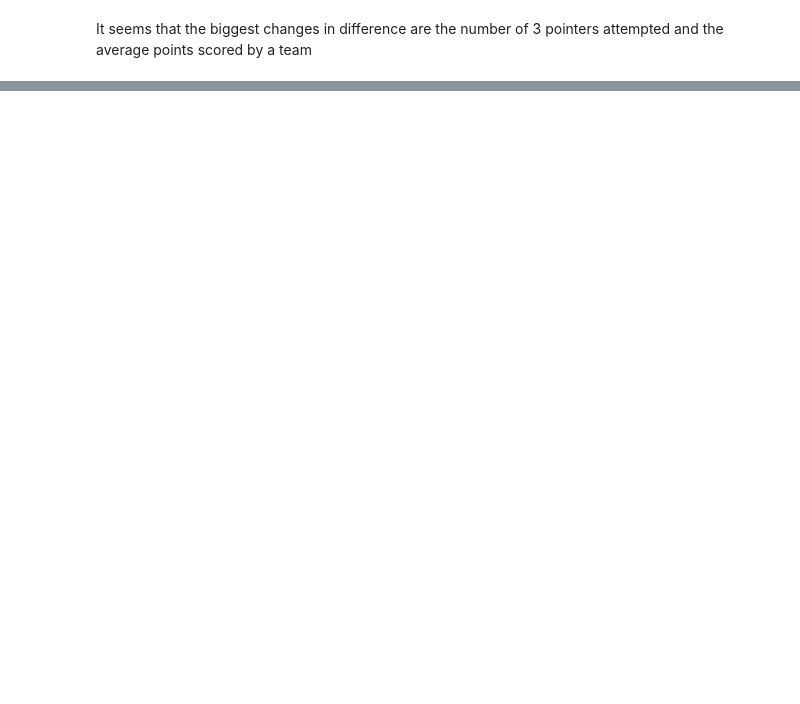
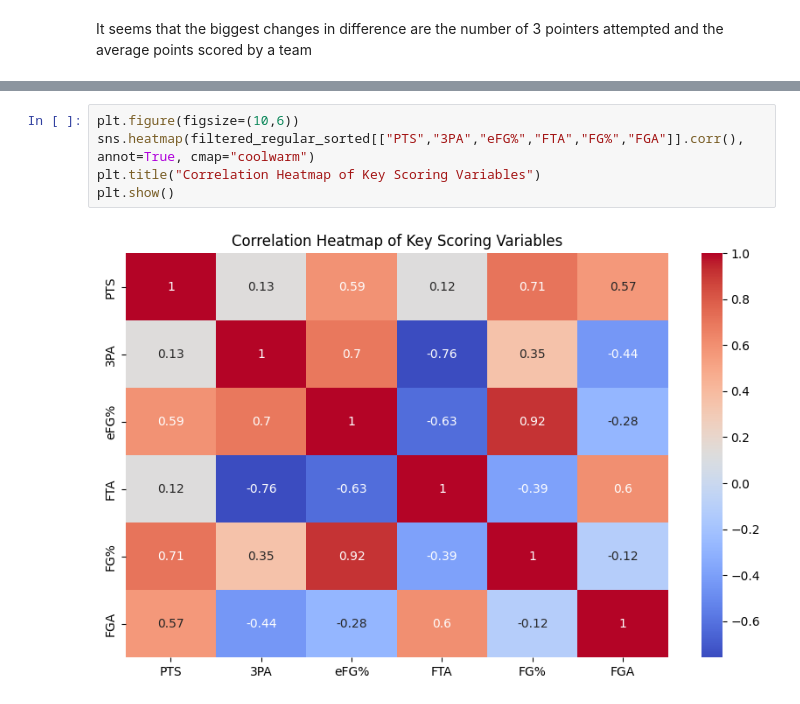
Before and after one commit to AidenLai2305/How-Have-NBA-Trends-Changed-Overtime, a Jupyter notebook: notebook.ipynb, the cells around one changed output, grey strips where cells are left out. Drawn from its saved outputs; the diff is of its cells as text; blank space fills up the shorter version.

```diff
--- a/notebook.ipynb
+++ b/notebook.ipynb
@@ -229,0 +272,7 @@ plt.show()
+# %%
+plt.figure(figsize=(10,6))
+sns.heatmap(filtered_regular_sorted[["PTS","3PA","eFG%","FTA","FG%","FGA"]].corr(), annot=True, cmap="coolwarm")
+plt.title("Correlation Heatmap of Key Scoring Variables")
+plt.show()
+# %% [output]
+[figure, added]
```
Also changed, not shown: parts of 11 cells of this notebook, 1 other file.
